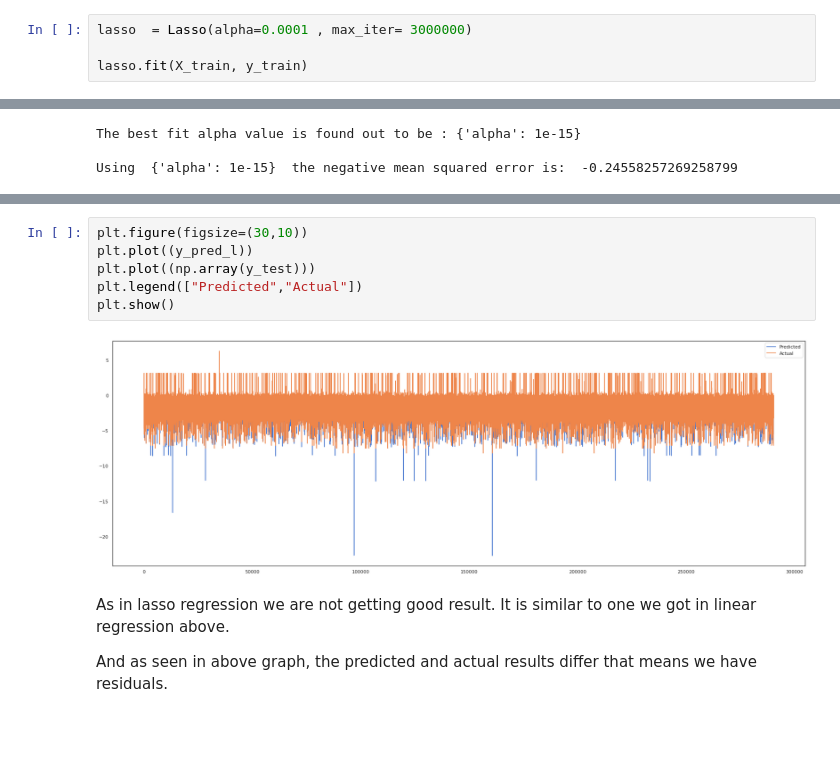
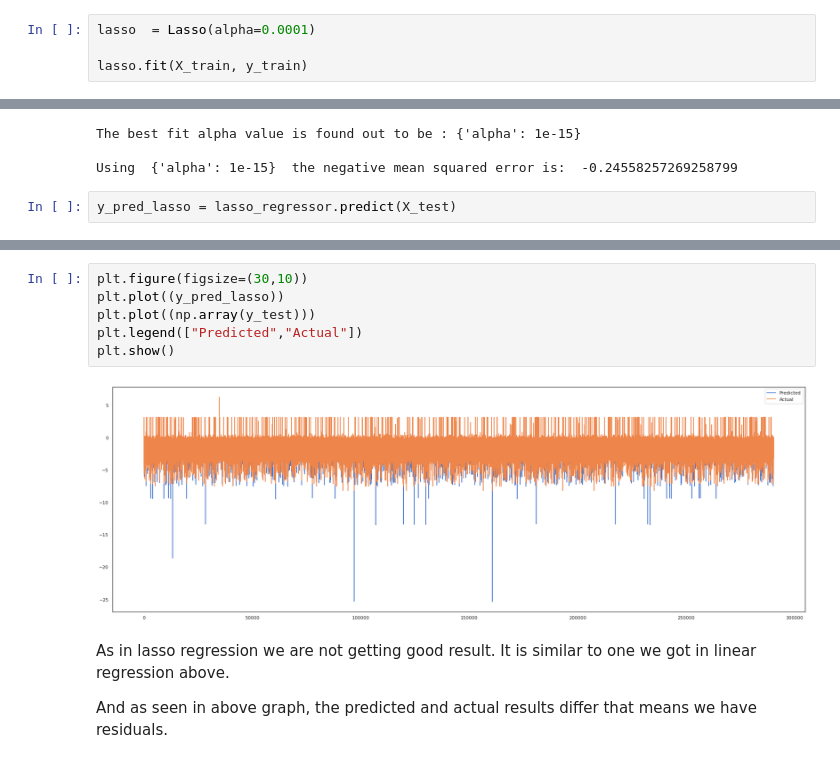
Before and after one commit to kiran2424/NYC-Taxi-Trip-Time-Prediction, a Jupyter notebook: NYC_Taxi_Trip_Time_Prediction_Capstone_Project.ipynb, the cells around one changed output, grey strips where cells are left out. Drawn from its saved outputs; the diff is of its cells as text; blank space fills up the shorter version.

```diff
--- a/NYC_Taxi_Trip_Time_Prediction_Capstone_Project.ipynb
+++ b/NYC_Taxi_Trip_Time_Prediction_Capstone_Project.ipynb
@@ -937,7 +937,7 @@ The r2 value of train and test data is almost same so we can say that our model
 # %% [markdown]
 # Implementing Lasso regression
 # %%
-lasso  = Lasso(alpha=0.0001 , max_iter= 3000000)
+lasso  = Lasso(alpha=0.0001)
 
 lasso.fit(X_train, y_train)
 # %% [output]
@@ -986,3 +986,5 @@ print("\nUsing ",lasso_regressor.best_params_, " the negative mean squared error
 The best fit alpha value is found out to be : {'alpha': 1e-15}
 
 Using  {'alpha': 1e-15}  the negative mean squared error is:  -0.24558257269258799
+# %%
+y_pred_lasso = lasso_regressor.predict(X_test)
@@ -989,11 +1006,11 @@ Using  {'alpha': 1e-15}  the negative mean squared error is:  -0.245582572692587
 # %%
 plt.figure(figsize=(30,10))
-plt.plot((y_pred_l))
+plt.plot((y_pred_lasso))
 plt.plot((np.array(y_test)))
 plt.legend(["Predicted","Actual"])
 plt.show()
 # %% [output]
-[figure, old version]
+[figure, new version]
 # %% [markdown]
 As in lasso regression we are not getting good result. It is similar to one we got in linear regression above.
 
```
Also changed, not shown: parts of 16 cells of this notebook.
